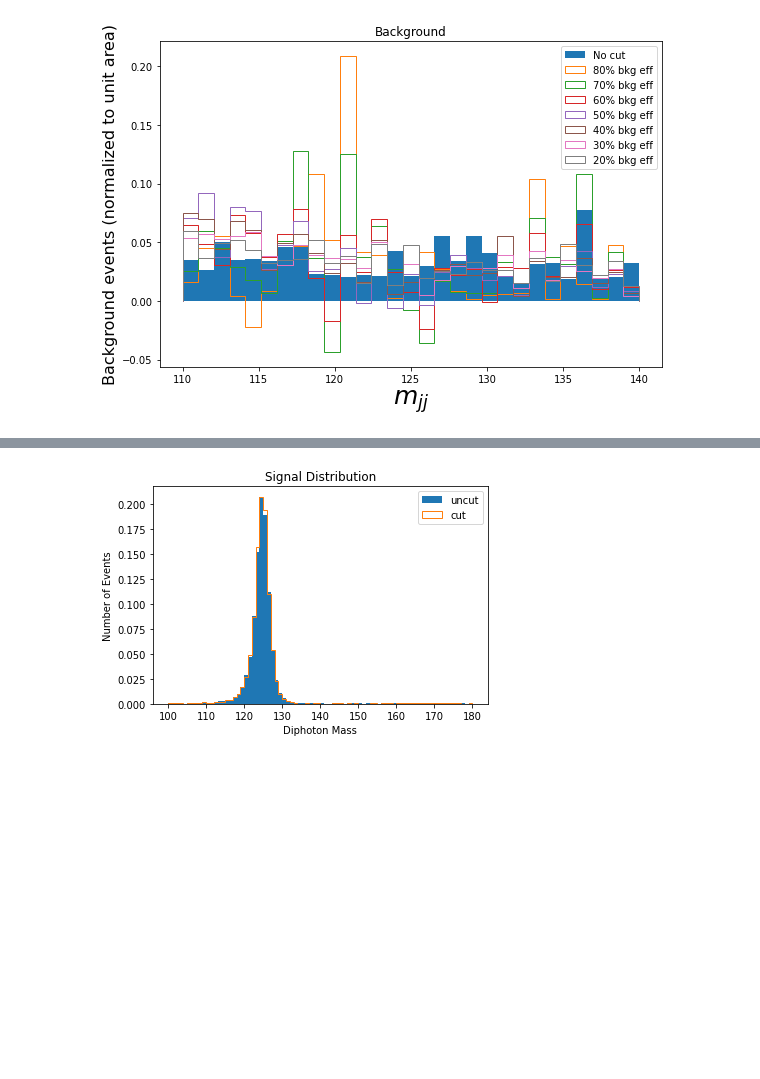
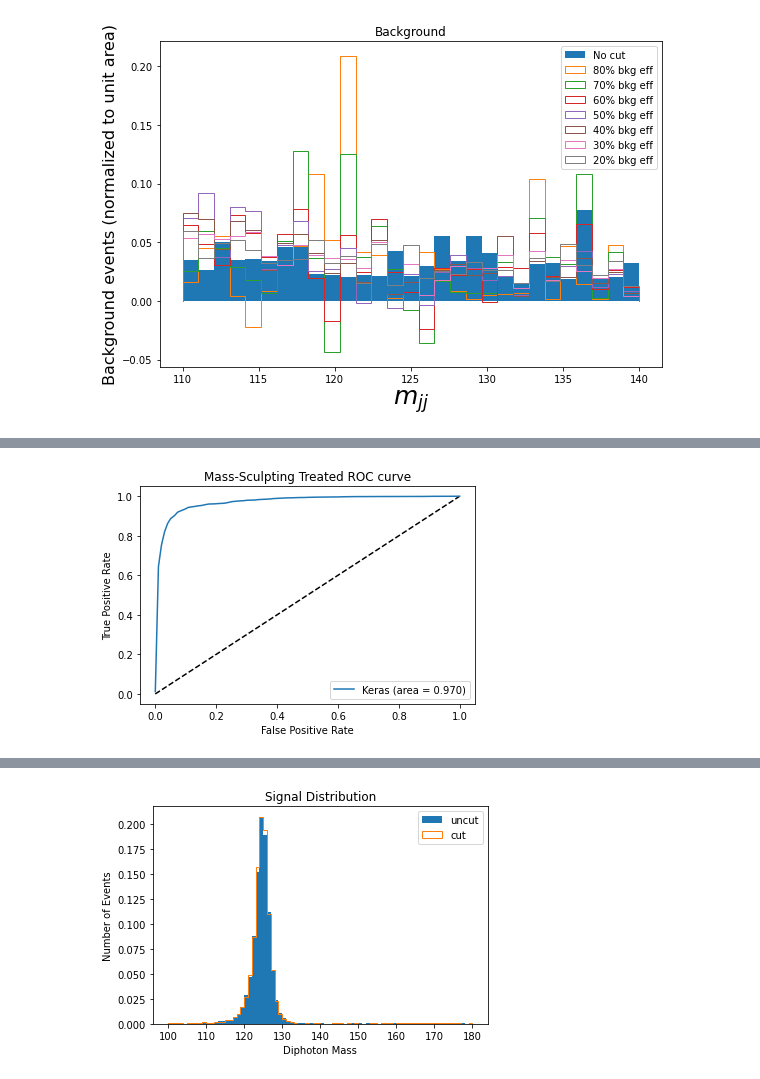
Before and after one commit to s-y-chen/HHbbgg, a Jupyter notebook: notebook/ML/Sequential_DNN_ggHH.ipynb, the cells around one changed output, grey strips where cells are left out. Saved outputs shown, nothing was run; the diff lists cells and outputs as text; code cells hidden in the pictures; blank space fills up the shorter version.

```diff
--- a/notebook/ML/Sequential_DNN_ggHH.ipynb
+++ b/notebook/ML/Sequential_DNN_ggHH.ipynb
@@ -998,0 +1009,32 @@ result_sig_df_sort = result_sig_df.sort_values(by = [b'diphoton_mass'])
+# %%
+# ROC curve post ms with less bins
+fprs = np.linspace(0, 100, 101)
+bins = np.linspace(100, 180, 21)
+result_fpr = []
+result_tpr = []
+for fpr in fprs:
+    DNN_sc_cuts = DNN_cuts(bins, result_bgd_df_sort, fpr)
+    bgd_cuts = np.array(DNN_cut_pass(bins, result_bgd_df_sort, DNN_sc_cuts))
+    sig_cuts = np.array(DNN_cut_pass(bins, result_sig_df_sort, DNN_sc_cuts))
+    bgd_weights = result_bgd_df_sort.loc[:, b'genweight']
+    sig_weights = result_sig_df_sort.loc[:, b'genweight']
+    new_fpr = np.sum(bgd_cuts * bgd_weights) / np.sum(bgd_weights)
+    new_tpr = np.sum(sig_cuts * sig_weights) / np.sum(sig_weights)
+    result_fpr.append(new_fpr)
+    result_tpr.append(new_tpr)
+
+# ROC curve
+
+auc = np.trapz(result_tpr, x = result_fpr)
+
+plt.figure(1)
+plt.plot([0, 1], [0, 1], 'k--')
+plt.plot(result_fpr, result_tpr, label='Keras (area = {:.3f})'.format(auc))
+plt.xlabel('False Positive Rate')
+plt.ylabel('True Positive Rate')
+plt.title('Mass-Sculpting Treated ROC curve')
+plt.legend(loc='best')
+plt.savefig(fname = f'ROC_Plts/full/postms_ROC_curve_sm_weight.png', format='png')
+plt.show()
+# %% [output]
+[figure, added]
```
Also changed, not shown: parts of 6 cells of this notebook, 7 other files.
